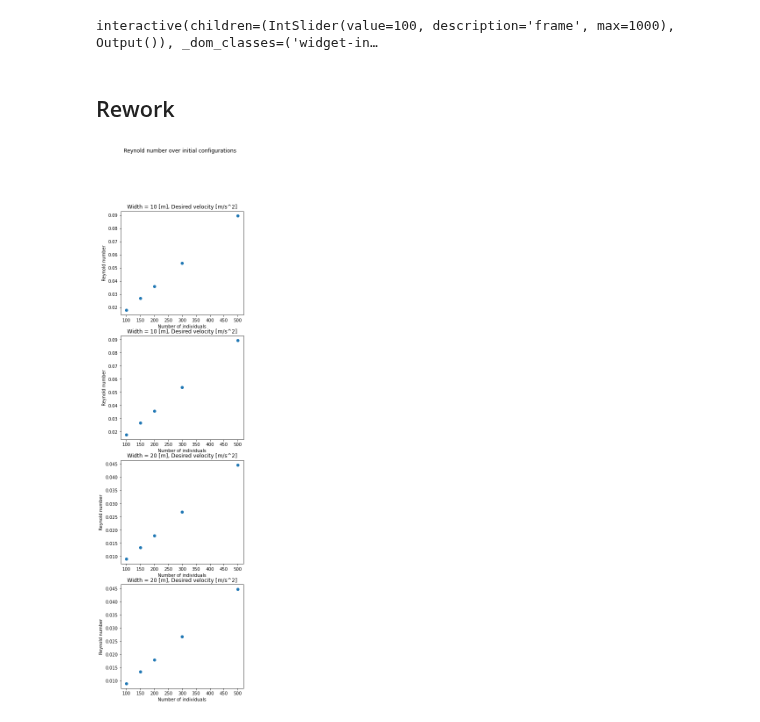
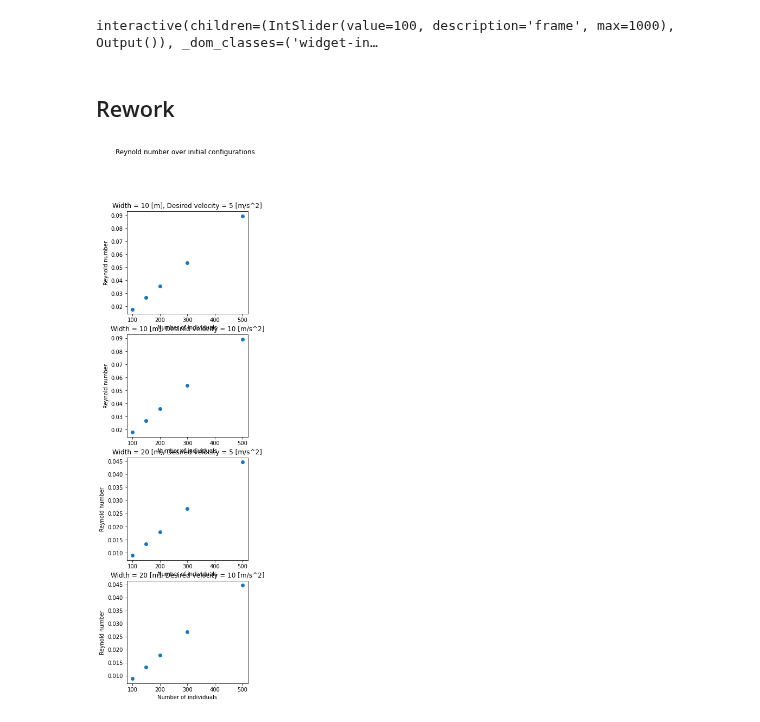
Before and after one commit to gasparyanartur/crowd-disasters-simulation, a Jupyter notebook: analysis.ipynb, the cells around one changed output. Drawn from its saved outputs; the diff is of its cells as text; code cells hidden in the pictures.

Commit message:
Add reynold analysis

```diff
--- a/analysis.ipynb
+++ b/analysis.ipynb
@@ -182,5 +182,3 @@ def vel_density(frame=100):
 # %% [output]
 [figure]
 interactive(children=(IntSlider(value=100, description='frame', max=1000), Output()), _dom_classes=('widget-in…
-# %% [markdown]
-## Rework
@@ -196,23 +185,2 @@ def get_reynold_number(data, sconst, window_size=50):
-# %%
-%matplotlib inline
-
-fig, axes = plt.subplots(4, 1, figsize=(5,20))
-fig.suptitle("Reynold number over initial configurations")
-
-wvs = [(10, 5), (10, 10), (20, 5), (20, 10)]
-for i, (w, v) in enumerate(wvs):
-    ns = (100, 150, 200, 300, 500)
-    reynold_nums = []
-
-    for n in ns:
-        data, sconst = read_data(name=f"n={n},w={w},v={5}")
-        reynold = get_reynold_number(data, sconst)
-        reynold_nums.append(reynold)
-
-    ax = axes[i]
-    ax.scatter(ns, reynold_nums)
-    ax.set_title(f"Width = {w} [m], Desired velocity [m/s^2]")
-    ax.set_xlabel("Number of individuals")
-    ax.set_ylabel("Reynold number")
-# %% [output]
-[figure, removed]
+# %% [markdown]
+## Rework
@@ -218,0 +196,26 @@ for i, (w, v) in enumerate(wvs):
+# %%
+%matplotlib inline
+
+wvs = [(10, 5), (10, 10), (20, 5), (20, 10)]
+n_params = len(wvs)
+
+fig, axes = plt.subplots(n_params, 1, figsize=(4,4*n_params))
+fig.suptitle("Reynold number over initial configurations")
+fig.tight_layout()
+
+for i, (w, v) in enumerate(wvs):
+    ns = (100, 150, 200, 300, 500)
+    reynold_nums = []
+
+    for n in ns:
+        data, sconst = read_data(name=f"n={n},w={w},v={5}")
+        reynold = get_reynold_number(data, sconst)
+        reynold_nums.append(reynold)
+
+    ax = axes[i]
+    ax.scatter(ns, reynold_nums)
+    ax.set_title(f"Width = {w} [m], Desired velocity = {v} [m/s^2]")
+    ax.set_xlabel("Number of individuals")
+    ax.set_ylabel("Reynold number")
+# %% [output]
+[figure, added]
```
Also changed, not shown: parts of 2 cells of this notebook.
